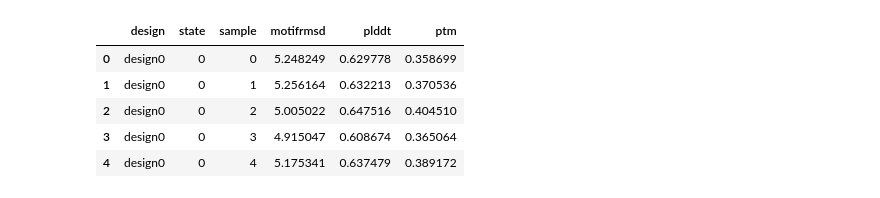
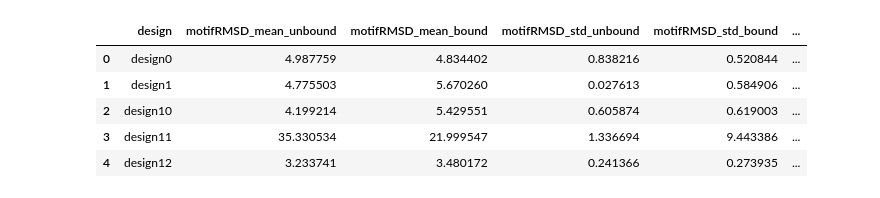
Before and after one commit to aparsanMIT/MotifCraft-AA, a Jupyter notebook: eval.ipynb, the cells around one changed output. Drawn from its saved outputs; the diff is of its cells as text; code cells hidden in the pictures.

```diff
--- a/eval.ipynb
+++ b/eval.ipynb
@@ -14,42 +16,67 @@ import plotly.graph_objects as go
+# %%
+out_dir = f"./out/onemotif_twostates/"
+
+motif = "4jhw"
+motif_pdb = f"/data/cb/mihirb14/projects/BoltzDesign1/motifs/{motif}.pdb"
+motif_out_dir = os.path.join(out_dir,motif)
 # %%
-motif = "1prw"
-motif_pdb = f"/data/cb/mihirb14/projects/BoltzDesign1/motifs/{motif}.pdb"
-root_dir = f"./out/onemotif_twostates/{motif}/"
 
-rows = []
-for design_dir in sorted(glob.glob(os.path.join(root_dir, "design*"))):
-    design_name = os.path.basename(design_dir)
 
-    with open(os.path.join(design_dir, f"{motif}_spec.pkl"), "rb") as f:
-        motif_mask = pickle.load(f)["motif_mask"]
+def motif_results(motif_out_dir, motif_pdb):
+    rows = []
+    for design_dir in sorted(glob.glob(os.path.join(motif_out_dir, "design*"))):
+        design_name = os.path.basename(design_dir)
 
-    for state in [0, 1]:
-        with open(os.path.join(design_dir, f"state{state}.pkl"),"rb") as f:
-            outdict = pickle.load(f)
-        for sample_idx in range(5):
-            pdb_file = os.path.join(design_dir, f"state{state}_sample{sample_idx}.pdb")
-            if not os.path.exists(pdb_file):
-                continue
-            rmsd = eval.motifRMSD(motif_pdb, pdb_file, motif_mask)
-            rows.append({
-                "design": design_name,
-                "state": state,
-                "sample": sample_idx,
-                "motifrmsd": rmsd.item() if hasattr(rmsd, "item") else float(rmsd),
-                "plddt": outdict["plddt"].cpu().numpy()[sample_idx].mean(),
-                "ptm": outdict["ptm"].cpu().numpy()[sample_idx]
-                # prolly should save iptm iplddt for state 1
-            })
+        # load motif mask
+        with open(os.path.join(design_dir, f"{motif}_spec.pkl"), "rb") as f:
+            motif_mask = pickle.load(f)["motif_mask"]
 
-df = pd.DataFrame(rows)
-df.head()
+        for state in [0, 1]:
+            with open(os.path.join(design_dir, f"state{state}.pkl"), "rb") as f:
+                outdict = pickle.load(f)
+
+            for sample_idx in range(5):  # assume 5 samples per state
+                pdb_file = os.path.join(design_dir, f"state{state}_sample{sample_idx}.pdb")
+                if not os.path.exists(pdb_file):
+                    continue
+
+                rmsd = eval.motifRMSD(motif_pdb, pdb_file, motif_mask)
+
+                rows.append({
+                    "design": design_name,
+                    "state": state,
+                    "sample": sample_idx,
+                    "motifrmsd": rmsd.item() if hasattr(rmsd, "item") else float(rmsd),
+                    "plddt": outdict["plddt"].cpu().numpy()[sample_idx].mean(),
+                    "ptm": outdict["ptm"].cpu().numpy()[sample_idx],
+                })
+
+    full = pd.DataFrame(rows)
+
+    agg = full.groupby(["design", "state"]).agg(
+        motifRMSD_mean=("motifrmsd", "mean"),
+        motifRMSD_std=("motifrmsd", "std"),
+        plddt=("plddt", "mean"),
+        ptm=("ptm", "mean")
+    ).reset_index()
+
+    agg = agg.pivot(index="design", columns="state").reset_index()
+    agg.columns = ["_".join(map(str, col)).rstrip("_") for col in agg.columns.to_flat_index()]
+    agg = agg.rename(columns=lambda c: c.replace("_0", "_unbound").replace("_1", "_bound"))
+
+    return full, agg
+
+
+
+df_full,df_agg = motif_results(motif_out_dir,motif_pdb)
+df_agg.head()
 # %% [output]
-|  | design | state | sample | motifrmsd | plddt | ptm |
-| 0 | design0 | 0 | 0 | 5.248249 | 0.629778 | 0.358699 |
-| 1 | design0 | 0 | 1 | 5.256164 | 0.632213 | 0.370536 |
-| 2 | design0 | 0 | 2 | 5.005022 | 0.647516 | 0.404510 |
-| 3 | design0 | 0 | 3 | 4.915047 | 0.608674 | 0.365064 |
-| 4 | design0 | 0 | 4 | 5.175341 | 0.637479 | 0.389172 |
+|  | design | motifRMSD_mean_unbound | motifRMSD_mean_bound | motifRMSD_std_unbound | motifRMSD_std_bound | ... |
+| 0 | design0 | 4.987759 | 4.834402 | 0.838216 | 0.520844 | ... |
+| 1 | design1 | 4.775503 | 5.670260 | 0.027613 | 0.584906 | ... |
+| 2 | design10 | 4.199214 | 5.429551 | 0.605874 | 0.619003 | ... |
+| 3 | design11 | 35.330534 | 21.999547 | 1.336694 | 9.443386 | ... |
+| 4 | design12 | 3.233741 | 3.480172 | 0.241366 | 0.273935 | ... |
 # %%
 # design_dir = f"./out/onemotif_twostates/{motif}/design1/"
 
```
Also changed, not shown: parts of 5 cells of this notebook.
